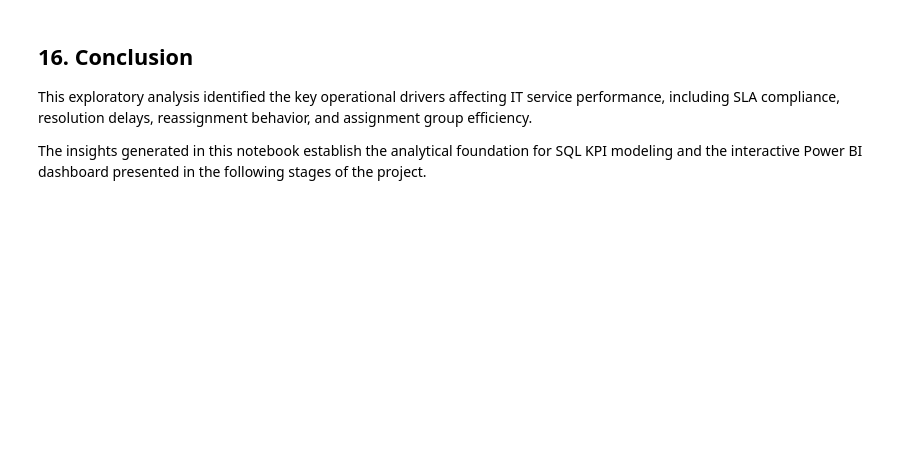
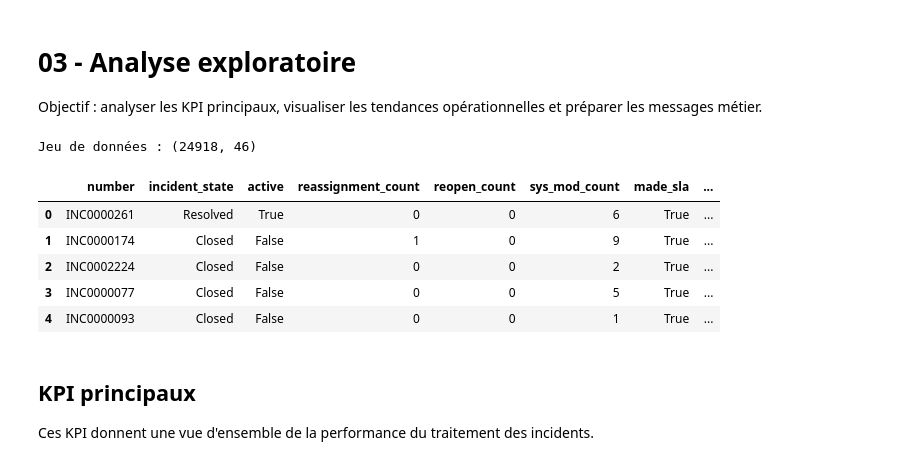
Before and after one commit to mila1515/IT-Service-Performance-Analytics, a Jupyter notebook: notebooks/03_Exploratory_Data_Analysis.ipynb, the cells around one changed output. Cells and saved outputs as stored; diff of their text form; code cells hidden in the pictures; blank space fills up the shorter version.

```diff
--- a/notebooks/03_Exploratory_Data_Analysis.ipynb
+++ b/notebooks/03_Exploratory_Data_Analysis.ipynb
@@ -31,10 +0,0 @@ Scope: exploratory analysis only. SQL operationalization and dashboard implement
-# %%
-from pathlib import Path
-
-import numpy as np
-import pandas as pd
-import matplotlib.pyplot as plt
-from IPython.display import display
-
-plt.style.use('ggplot')
-pd.set_option('display.max_columns', 80)
@@ -899,6 +1,40 @@ display(recommendations)
-# %% [markdown]
-## 16. Conclusion
-
-This exploratory analysis identified the key operational drivers affecting IT service performance, including SLA compliance, resolution delays, reassignment behavior, and assignment group efficiency.
-
-The insights generated in this notebook establish the analytical foundation for SQL KPI modeling and the interactive Power BI dashboard presented in the following stages of the project.
+# %% [markdown]
+# 03 - Analyse exploratoire
+
+Objectif : analyser les KPI principaux, visualiser les tendances opérationnelles et préparer les messages métier.
+# %%
+import pandas as pd
+from pathlib import Path
+
+pd.set_option('display.max_columns', 50)
+
+PROJECT_ROOT = Path.cwd()
+if not (PROJECT_ROOT / 'data').exists():
+    PROJECT_ROOT = PROJECT_ROOT.parent
+
+RAW_DATA = PROJECT_ROOT / 'data' / 'raw' / 'incident_event_log.csv'
+PROCESSED_DIR = PROJECT_ROOT / 'data' / 'processed'
+DATABASE_DIR = PROJECT_ROOT / 'data' / 'database'
+PROCESSED_DIR.mkdir(parents=True, exist_ok=True)
+DATABASE_DIR.mkdir(parents=True, exist_ok=True)
+
+import matplotlib.pyplot as plt
+
+plt.style.use('ggplot')
+# %%
+DATA_PATH = PROCESSED_DIR / 'incident_clean.csv'
+df = pd.read_csv(DATA_PATH, parse_dates=['opened_at', 'resolved_at', 'closed_at'], low_memory=False)
+print(f'Jeu de données : {df.shape}')
+df.head()
+# %% [output]
+Jeu de données : (24918, 46)
+|  | number | incident_state | active | reassignment_count | reopen_count | sys_mod_count | made_sla | ... |
+| 0 | INC0000261 | Resolved | True | 0 | 0 | 6 | True | ... |
+| 1 | INC0000174 | Closed | False | 1 | 0 | 9 | True | ... |
+| 2 | INC0002224 | Closed | False | 0 | 0 | 2 | True | ... |
+| 3 | INC0000077 | Closed | False | 0 | 0 | 5 | True | ... |
+| 4 | INC0000093 | Closed | False | 0 | 0 | 1 | True | ... |
+# %% [markdown]
+## KPI principaux
+
+Ces KPI donnent une vue d'ensemble de la performance du traitement des incidents.
```
Also changed, not shown: parts of 61 cells of this notebook, 56 other files.
